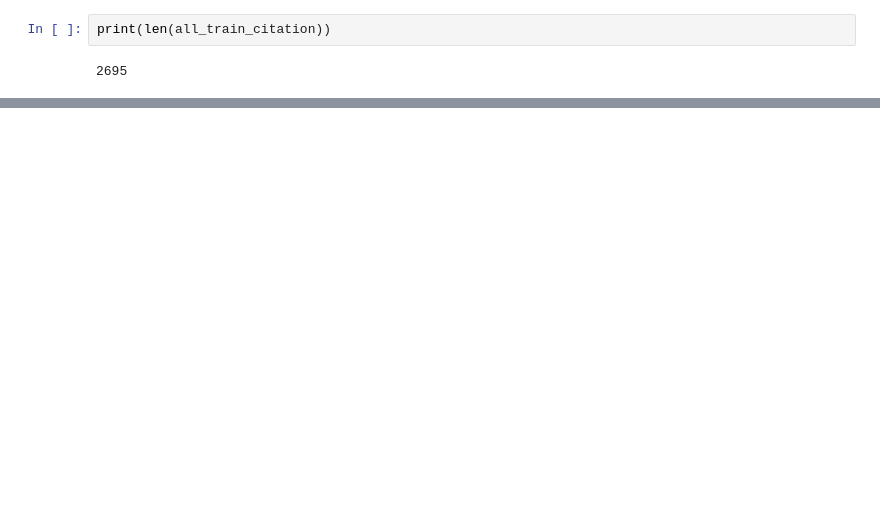
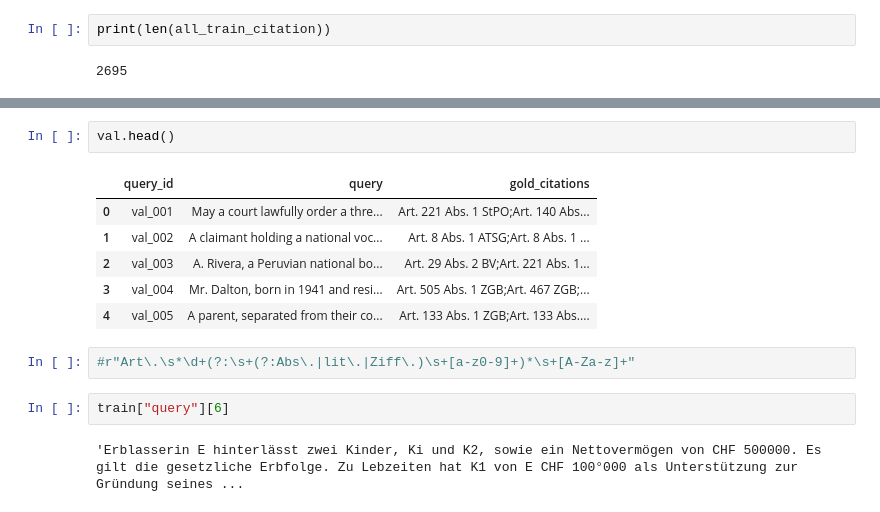
Before and after one commit to JotiRoy01/Agentic-Retrieval-Competition, a Jupyter notebook: notebooks/Corpus_citation_overlap.ipynb, the cells around one changed output, grey strips where cells are left out. Drawn from its saved outputs; the diff is of its cells as text; blank space fills up the shorter version.

```diff
--- a/notebooks/Corpus_citation_overlap.ipynb
+++ b/notebooks/Corpus_citation_overlap.ipynb
@@ -45,0 +82,15 @@ Missing citation = 819
+# %%
+val.head()
+# %% [output]
+|  | query_id | query | gold_citations |
+| 0 | val_001 | May a court lawfully order a thre... | Art. 221 Abs. 1 StPO;Art. 140 Abs... |
+| 1 | val_002 | A claimant holding a national voc... | Art. 8 Abs. 1 ATSG;Art. 8 Abs. 1 ... |
+| 2 | val_003 | A. Rivera, a Peruvian national bo... | Art. 29 Abs. 2 BV;Art. 221 Abs. 1... |
+| 3 | val_004 | Mr. Dalton, born in 1941 and resi... | Art. 505 Abs. 1 ZGB;Art. 467 ZGB;... |
+| 4 | val_005 | A parent, separated from their co... | Art. 133 Abs. 1 ZGB;Art. 133 Abs.... |
+# %%
+#r"Art\.\s*\d+(?:\s+(?:Abs\.|lit\.|Ziff\.)\s+[a-z0-9]+)*\s+[A-Za-z]+"
+# %%
+train["query"][6]
+# %% [output]
+'Erblasserin E hinterlässt zwei Kinder, Ki und K2, sowie ein Nettovermögen von CHF 500000. Es gilt die gesetzliche Erbfolge. Zu Lebzeiten hat K1 von E CHF 100°000 als Unterstützung zur Gründung seines ...
```
Also changed, not shown: parts of 85 cells of this notebook, 16 other files.
